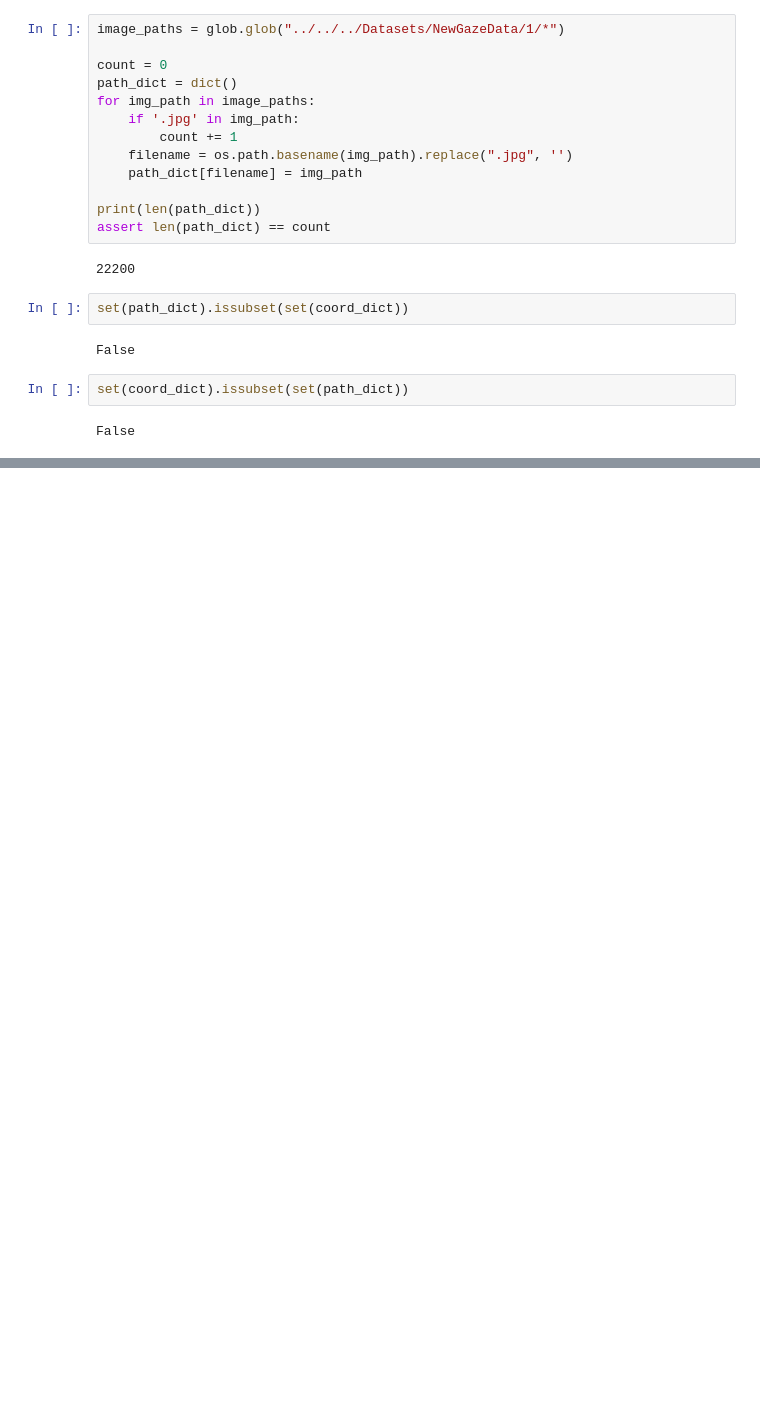
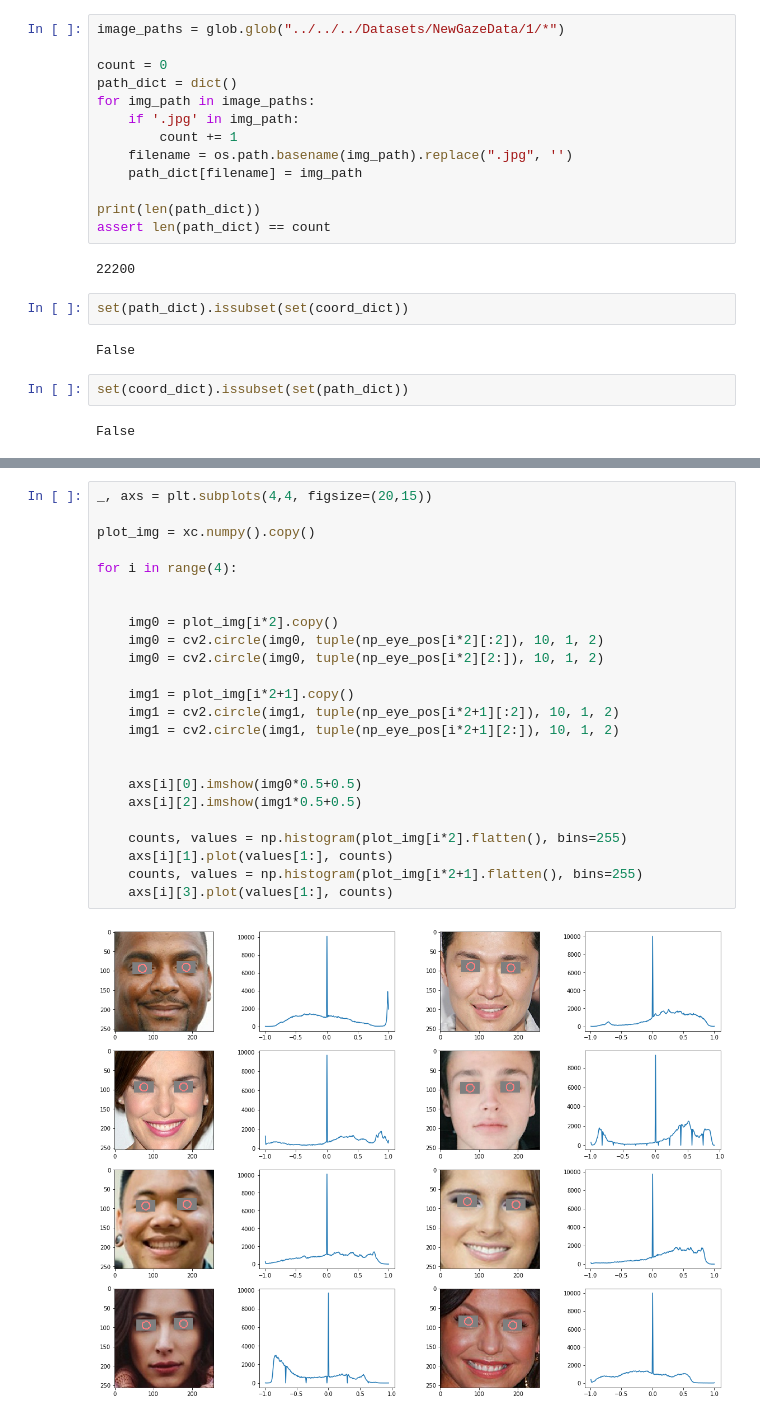
Before and after one commit to davidfu0826/GazeCorrection, a Jupyter notebook: notebooks/03_eda.ipynb, the cells around one changed output, grey strips where cells are left out. Drawn from its saved outputs; the diff is of its cells as text; blank space fills up the shorter version.

```diff
--- a/notebooks/03_eda.ipynb
+++ b/notebooks/03_eda.ipynb
@@ -141,0 +296,26 @@ print(symmetric_difference)
+# %%
+_, axs = plt.subplots(4,4, figsize=(20,15))
+
+plot_img = xc.numpy().copy()
+
+for i in range(4):
+
+
+    img0 = plot_img[i*2].copy()
+    img0 = cv2.circle(img0, tuple(np_eye_pos[i*2][:2]), 10, 1, 2)
+    img0 = cv2.circle(img0, tuple(np_eye_pos[i*2][2:]), 10, 1, 2)
+
+    img1 = plot_img[i*2+1].copy()
+    img1 = cv2.circle(img1, tuple(np_eye_pos[i*2+1][:2]), 10, 1, 2)
+    img1 = cv2.circle(img1, tuple(np_eye_pos[i*2+1][2:]), 10, 1, 2)
+
+
+    axs[i][0].imshow(img0*0.5+0.5)
+    axs[i][2].imshow(img1*0.5+0.5)
+
+    counts, values = np.histogram(plot_img[i*2].flatten(), bins=255)
+    axs[i][1].plot(values[1:], counts)
+    counts, values = np.histogram(plot_img[i*2+1].flatten(), bins=255)
+    axs[i][3].plot(values[1:], counts)
+# %% [output]
+[figure, added]
```
Also changed, not shown: parts of 15 cells of this notebook, 2 other files.
